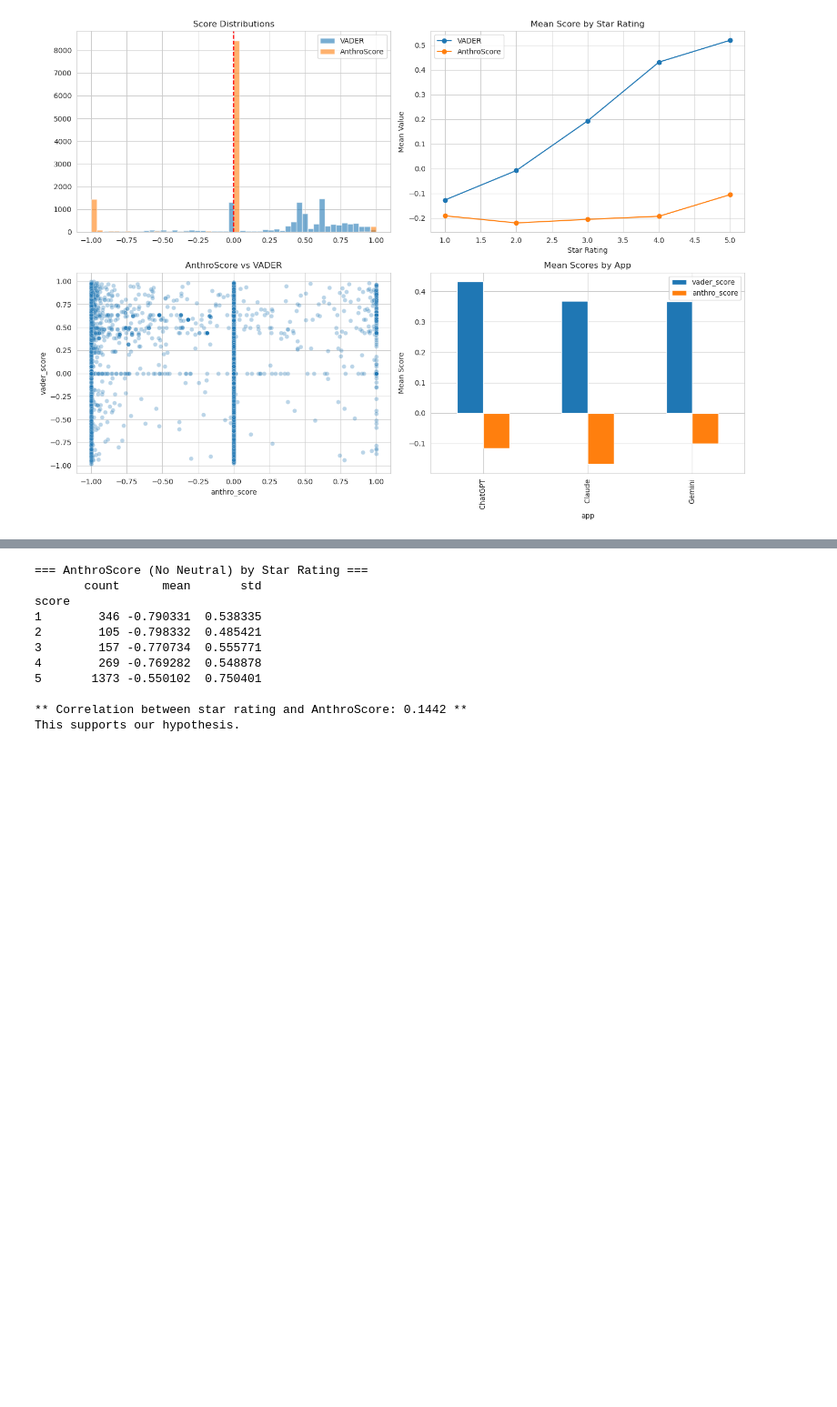
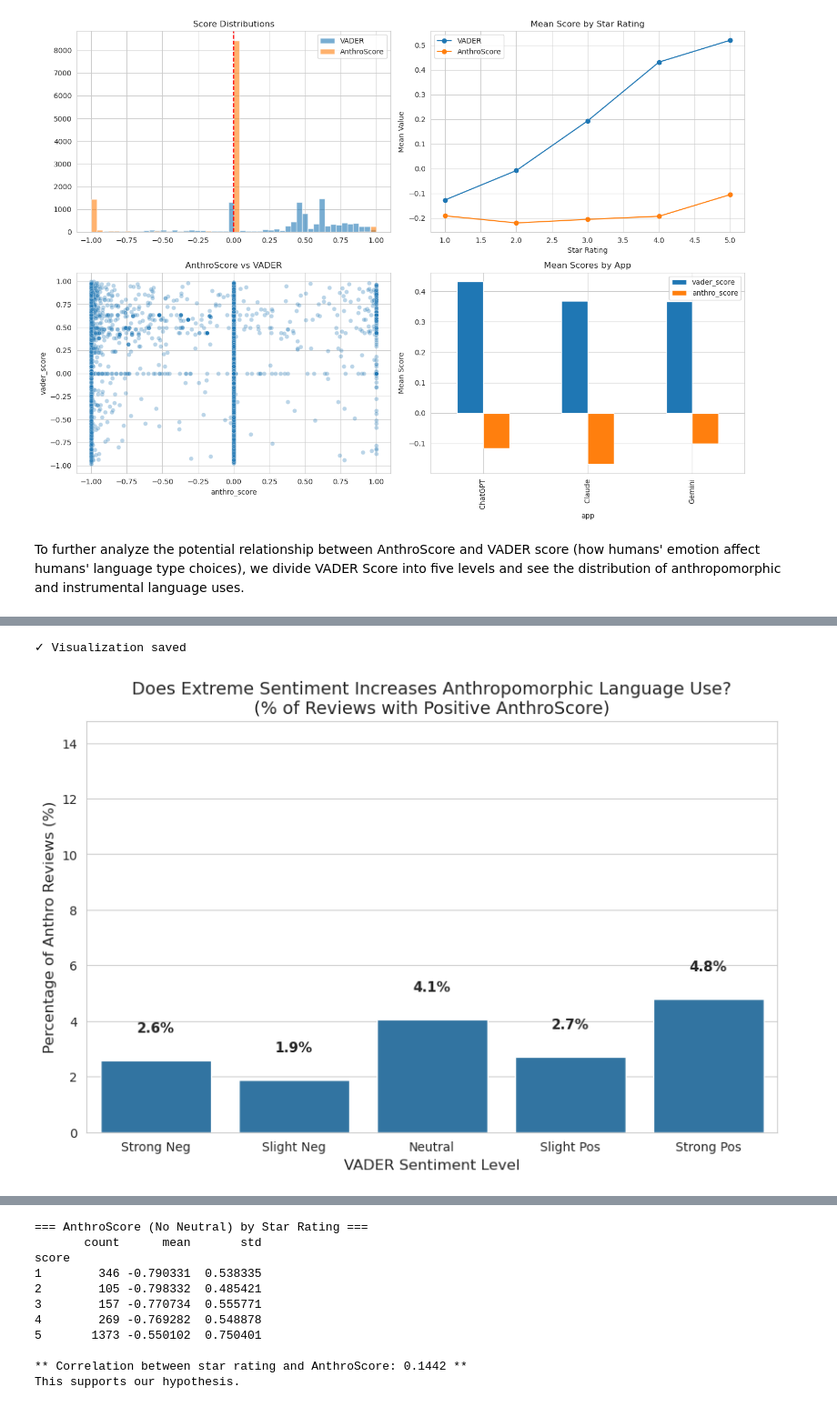
Before and after one commit to COGS108/Group114_WI26, a Jupyter notebook: 02-EDACheckpoint.ipynb, the cells around one changed output, grey strips where cells are left out. Shown at 91% size. Saved outputs shown, nothing was run; the diff lists cells and outputs as text; code cells hidden in the pictures; blank space fills up the shorter version.

Commit message:
add more anthroscore_vader analysis

```diff
--- a/02-EDACheckpoint.ipynb
+++ b/02-EDACheckpoint.ipynb
@@ -1182,3 +1182,35 @@ Star Rating ↔ VADER Score: 0.5610
 Star Rating ↔ AnthroScore: 0.0900
 AnthroScore ↔ VADER Score: 0.0204
 [figure]
+# %% [markdown]
+To further analyze the potential relationship between AnthroScore and VADER score (how humans' emotion affect humans' language type choices), we divide VADER Score into five levels and see the distribution of anthropomorphic and instrumental language uses.
+# %%
+# Detect whether the users use anthropomorphic language
+df['is_anthro'] = (df['anthro_score'] > 0).astype(int)
+
+# Categorize VADER score into 5 bins
+df['vader_bin'] = pd.cut(df['vader_score'],
+                         bins=[-1.01, -0.6, -0.2, 0.2, 0.6, 1.01],
+                         labels=['Strong Neg', 'Slight Neg', 'Neutral', 'Slight Pos', 'Strong Pos'])
+
+display(df.head())
+
+# Calculate the anthromorphic percentage of each bin
+bin_anthro_summary = df.groupby('vader_bin', observed=False)['is_anthro'].mean() * 100
+
+# Visualization
+plt.figure(figsize=(10, 6))
+ax = sns.barplot(x=bin_summary.index, y=bin_anthro_summary.values)
+
+plt.title('Does Extreme Sentiment Increases Anthropomorphic Language Use?\n(% of Reviews with Positive AnthroScore)', fontsize=14)
+plt.ylabel('Percentage of Anthro Reviews (%)', fontsize=12)
+plt.xlabel('VADER Sentiment Level', fontsize=12)
+plt.ylim(0, max(bin_anthro_summary.values) + 10)
+
+for i, v in enumerate(bin_anthro_summary.values):
+    ax.text(i, v + 1, f"{v:.1f}%", ha='center', fontweight='bold', fontsize=11)
+
+plt.savefig('data/01-interim/anthro_vader_analysis.png', dpi=300, bbox_inches='tight')
+print("✓ Visualization saved")
+plt.show()
+# %% [output]
@@ -1184,0 +1223,2 @@ AnthroScore ↔ VADER Score: 0.0204
+✓ Visualization saved
+[figure, added]
```
Also changed, not shown: parts of 5 cells of this notebook, 2 other files.
